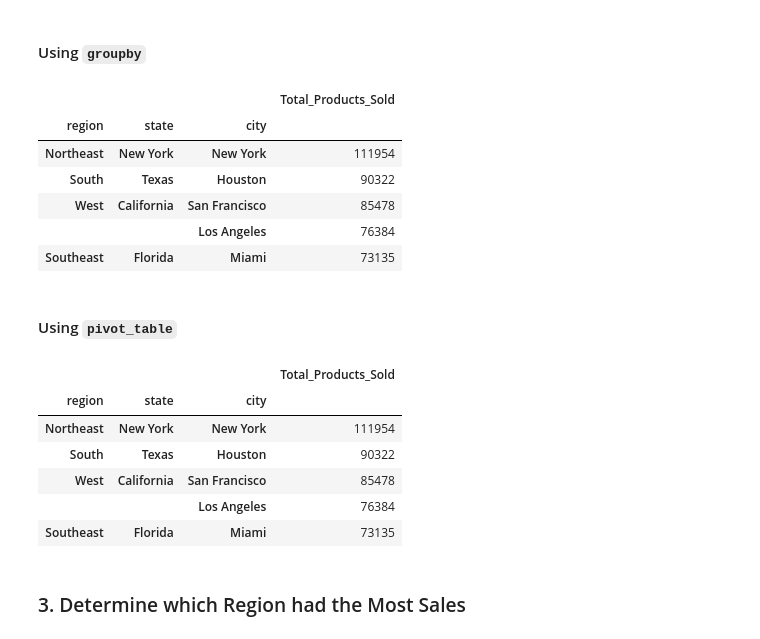
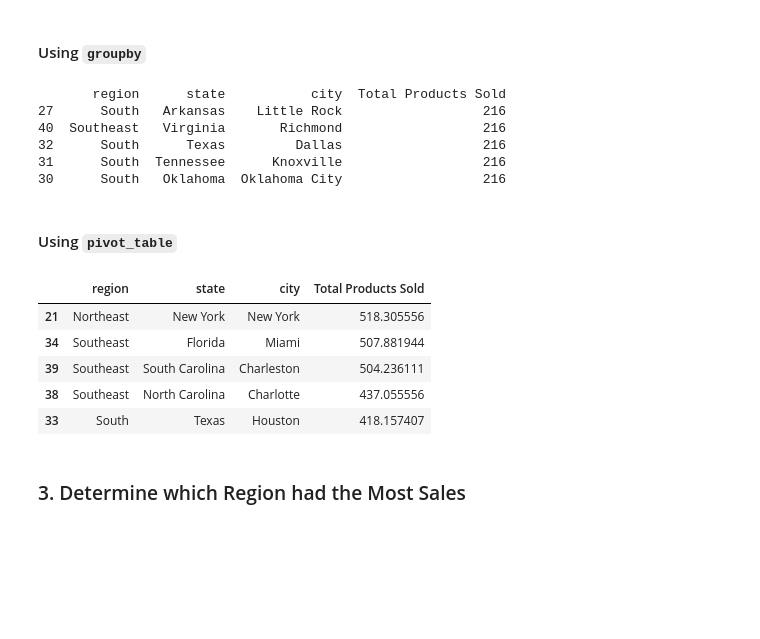
Before and after one commit to RogerNavA13/athletic_sales_analysis, a Jupyter notebook: Starter_Code/athletic_sales_analysis.ipynb, the cells around one changed output. Drawn from its saved outputs; the diff is of its cells as text; code cells hidden in the pictures; blank space fills up the shorter version.

```diff
--- a/Starter_Code/athletic_sales_analysis.ipynb
+++ b/Starter_Code/athletic_sales_analysis.ipynb
@@ -203,36 +197,40 @@ memory usage: 904.2+ KB
 #### Using `groupby`
 # %%
 # Show the number products sold for region, state, and city.
-# Rename the sum to "Total_Products_Sold".
-
+# Rename the sum to "Total Products Sold".
+products =  combined_athletic_sales.groupby(['region', 'state', 'city'])\
+    ['product'].count()\
+.reset_index(name='Total Products Sold')
 
 # Show the top 5 results.
+print(products.sort_values('Total Products Sold', ascending=False).head())
 # %% [output]
-|  |  |  | Total_Products_Sold |
-| region | state | city |  |
-| Northeast | New York | New York | 111954 |
-| South | Texas | Houston | 90322 |
-| West | California | San Francisco | 85478 |
-|  |  | Los Angeles | 76384 |
-| Southeast | Florida | Miami | 73135 |
+       region      state           city  Total Products Sold
+27      South   Arkansas    Little Rock                  216
+40  Southeast   Virginia       Richmond                  216
+32      South      Texas         Dallas                  216
+31      South  Tennessee      Knoxville                  216
+30      South   Oklahoma  Oklahoma City                  216
 # %% [markdown]
 #### Using `pivot_table`
 # %%
 # Show the number products sold for region, state, and city.
+pivot_table_products_sold = combined_athletic_sales.pivot_table(index=['region', 'state', 'city'],  values='units_sold')
 
-
-# Rename the "units_sold" column to "Total_Products_Sold"
-
+# Rename the "units_sold" column to "Total Products Sold"
+pivot_table_products_sold = pivot_table_products_sold.reset_index().rename\
+(columns={'units_sold': 'Total Products Sold'})
 
 # Show the top 5 results.
+top_5_results = pivot_table_products_sold.sort_values(by=pivot_table_products_sold.columns[3],ascending=False).head(5)
+top_5_results
 # %% [output]
-|  |  |  | Total_Products_Sold |
-| region | state | city |  |
-| Northeast | New York | New York | 111954 |
-| South | Texas | Houston | 90322 |
-| West | California | San Francisco | 85478 |
-|  |  | Los Angeles | 76384 |
-| Southeast | Florida | Miami | 73135 |
+|  | region | state | city | Total Products Sold |
+| 21 | Northeast | New York | New York | 518.305556 |
+| 34 | Southeast | Florida | Miami | 507.881944 |
+| 39 | Southeast | South Carolina | Charleston | 504.236111 |
+| 38 | Southeast | North Carolina | Charlotte | 437.055556 |
+| 33 | South | Texas | Houston | 418.157407 |
 # %% [markdown]
 ### 3. Determine which Region had the Most Sales
 # %% [markdown]
```
Also changed, not shown: parts of 12 cells of this notebook.
